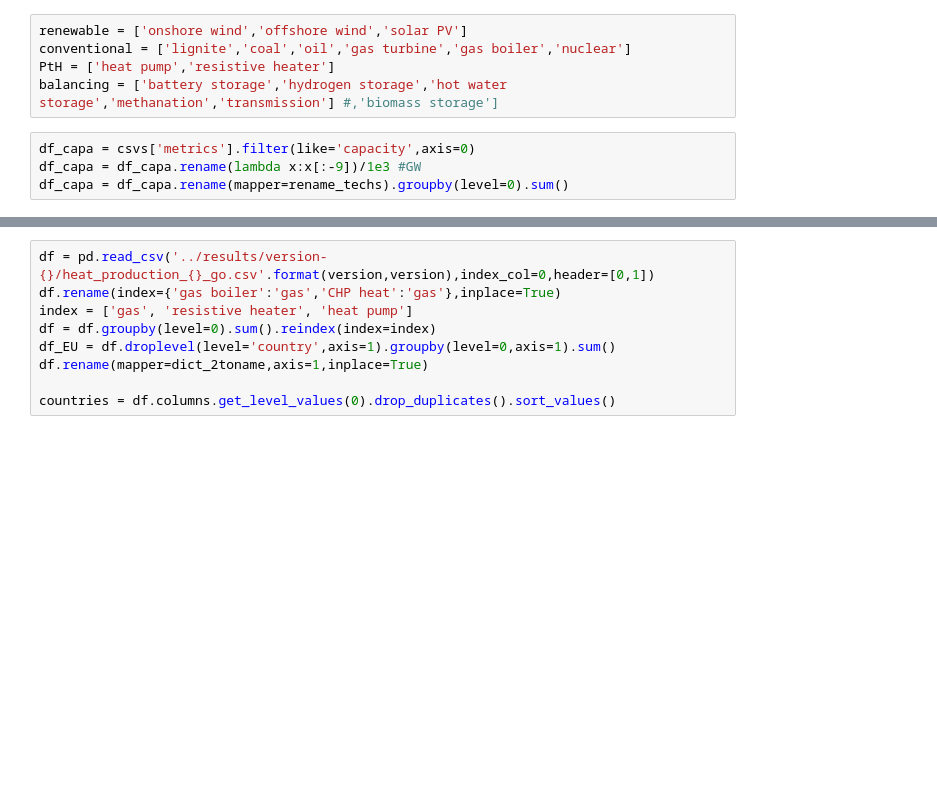
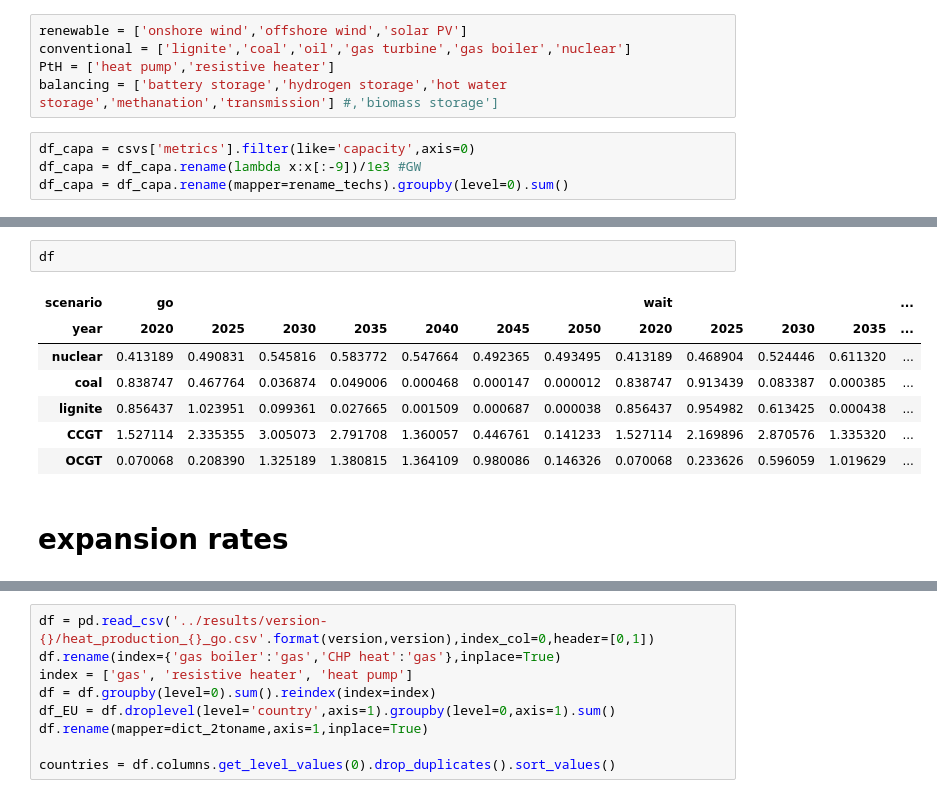
Before and after one commit to martavp/pypsa-eur-sec-30-path, a Jupyter notebook: paper_graphics/notebooks/summary_plot.ipynb, the cells around one changed output, grey strips where cells are left out. Drawn from its saved outputs; the diff is of its cells as text; blank space fills up the shorter version.

```diff
--- a/paper_graphics/notebooks/summary_plot.ipynb
+++ b/paper_graphics/notebooks/summary_plot.ipynb
@@ -316,3 +309,15 @@ plt.savefig('../../figures/utilisation_factors_{}.png'.format(version),dpi=500,
+# %%
+df
+# %% [output]
+| scenario | go |  |  |  |  |  |  | wait |  |  |  | ... |
+| year | 2020 | 2025 | 2030 | 2035 | 2040 | 2045 | 2050 | 2020 | 2025 | 2030 | 2035 | ... |
+| nuclear | 0.413189 | 0.490831 | 0.545816 | 0.583772 | 0.547664 | 0.492365 | 0.493495 | 0.413189 | 0.468904 | 0.524446 | 0.611320 | ... |
+| coal | 0.838747 | 0.467764 | 0.036874 | 0.049006 | 0.000468 | 0.000147 | 0.000012 | 0.838747 | 0.913439 | 0.083387 | 0.000385 | ... |
+| lignite | 0.856437 | 1.023951 | 0.099361 | 0.027665 | 0.001509 | 0.000687 | 0.000038 | 0.856437 | 0.954982 | 0.613425 | 0.000438 | ... |
+| CCGT | 1.527114 | 2.335355 | 3.005073 | 2.791708 | 1.360057 | 0.446761 | 0.141233 | 1.527114 | 2.169896 | 2.870576 | 1.335320 | ... |
+| OCGT | 0.070068 | 0.208390 | 1.325189 | 1.380815 | 1.364109 | 0.980086 | 0.146326 | 0.070068 | 0.233626 | 0.596059 | 1.019629 | ... |
+# %% [markdown]
+# expansion rates
 # %%
 plt.rcParams['xtick.labelsize'] = fs
 plt.rcParams['ytick.labelsize'] = fs
```
Also changed, not shown: parts of 20 cells of this notebook, 16 other files.
